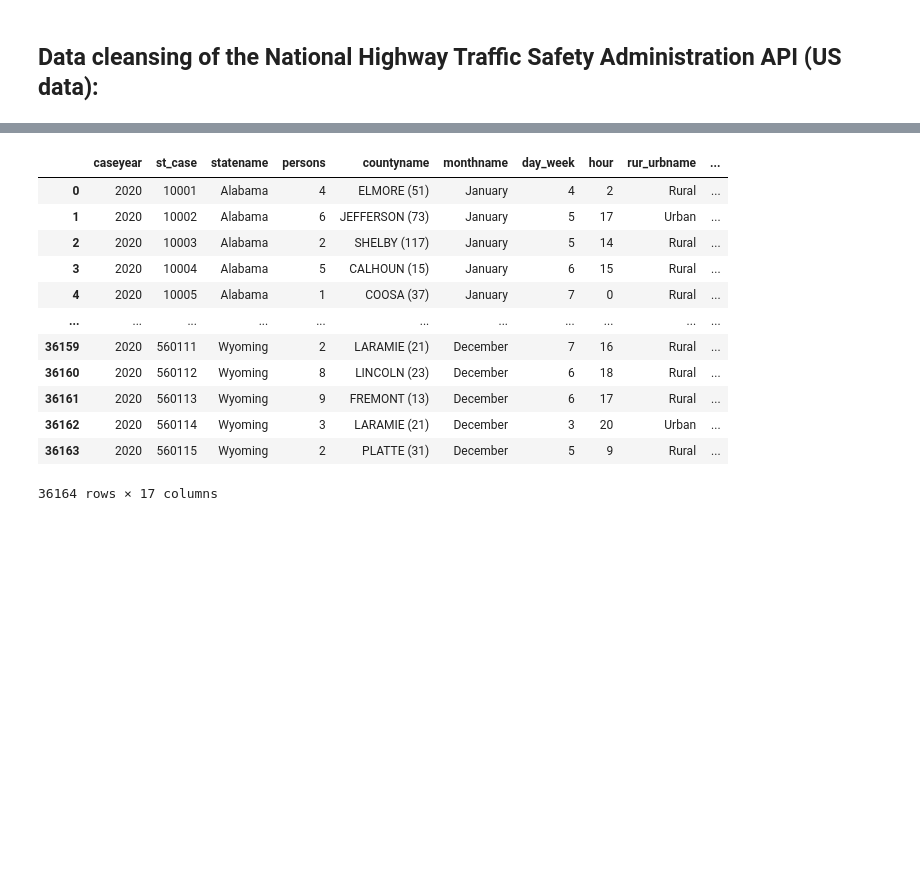
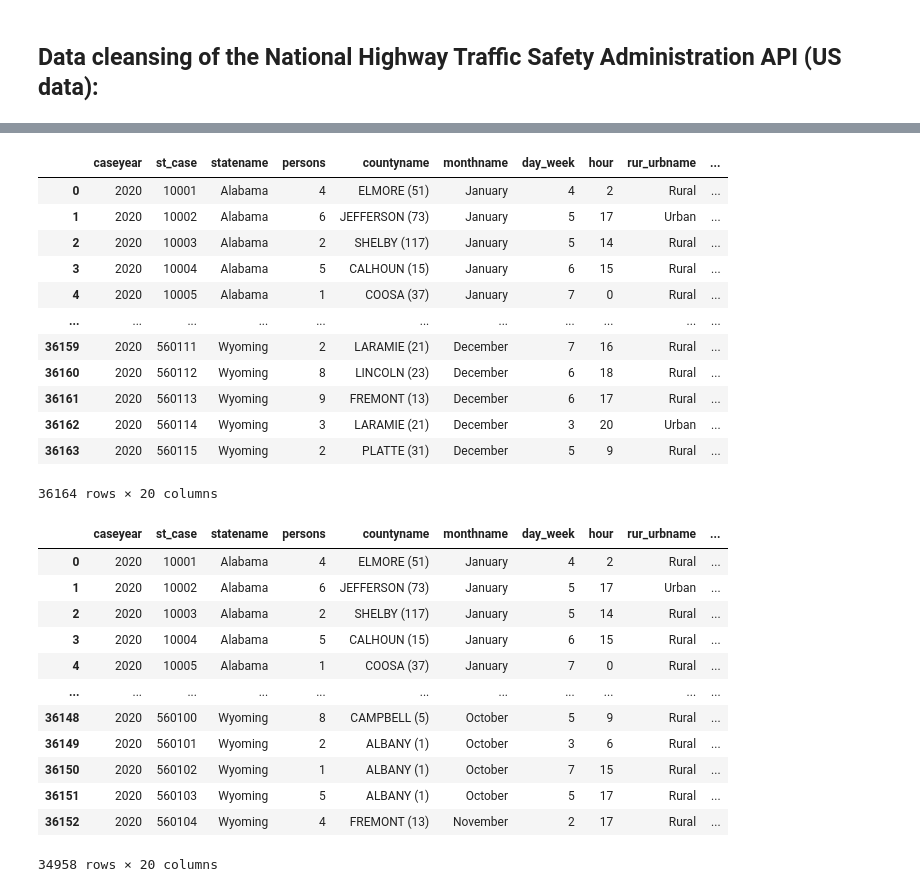
Before and after one commit to lishanisrikaran/project-1, a Jupyter notebook: road_fatalities - clean up process.ipynb, the cells around one changed output, grey strips where cells are left out. Cells and saved outputs as stored; diff of their text form; code cells hidden in the pictures; blank space fills up the shorter version.

```diff
--- a/road_fatalities - clean up process.ipynb
+++ b/road_fatalities - clean up process.ipynb
@@ -36,7 +36,7 @@ Accidents_2020
 # The output DataFrame has lots of redundant columns, the below create a new DataFrames with the columns of focus in this exploration stage.
 Cleaned_df = Accidents_2020[["caseyear", "st_case","statename","persons", "countyname", "monthname",
                                   "day_week", "hour", "rur_urbname", "routename", "latitude", "longitud",
-                                  "harm_evname","lgt_condname", "weathername", "fatals", "drunk_dr"]]
+                                  "harm_evname","lgt_condname", "weathername", "fatals", "drunk_dr", "age", "race", "vehicle_make"]]
 Cleaned_df
 # %% [output]
 |  | caseyear | st_case | statename | persons | countyname | monthname | day_week | hour | rur_urbname | ... |
@@ -51,7 +51,25 @@ Cleaned_df
 | 36161 | 2020 | 560113 | Wyoming | 9 | FREMONT (13) | December | 6 | 17 | Rural | ... |
 | 36162 | 2020 | 560114 | Wyoming | 3 | LARAMIE (21) | December | 3 | 20 | Urban | ... |
 | 36163 | 2020 | 560115 | Wyoming | 2 | PLATTE (31) | December | 5 | 9 | Rural | ... |
-36164 rows × 17 columns
+36164 rows × 20 columns
+# %%
+# Dropping NaN rows.
+Cleaned_df = Cleaned_df.dropna(how="any")
+Cleaned_df
+# %% [output]
+|  | caseyear | st_case | statename | persons | countyname | monthname | day_week | hour | rur_urbname | ... |
+| 0 | 2020 | 10001 | Alabama | 4 | ELMORE (51) | January | 4 | 2 | Rural | ... |
+| 1 | 2020 | 10002 | Alabama | 6 | JEFFERSON (73) | January | 5 | 17 | Urban | ... |
+| 2 | 2020 | 10003 | Alabama | 2 | SHELBY (117) | January | 5 | 14 | Rural | ... |
+| 3 | 2020 | 10004 | Alabama | 5 | CALHOUN (15) | January | 6 | 15 | Rural | ... |
+| 4 | 2020 | 10005 | Alabama | 1 | COOSA (37) | January | 7 | 0 | Rural | ... |
+| ... | ... | ... | ... | ... | ... | ... | ... | ... | ... | ... |
+| 36148 | 2020 | 560100 | Wyoming | 8 | CAMPBELL (5) | October | 5 | 9 | Rural | ... |
+| 36149 | 2020 | 560101 | Wyoming | 2 | ALBANY (1) | October | 3 | 6 | Rural | ... |
+| 36150 | 2020 | 560102 | Wyoming | 1 | ALBANY (1) | October | 7 | 15 | Rural | ... |
+| 36151 | 2020 | 560103 | Wyoming | 5 | ALBANY (1) | October | 5 | 17 | Rural | ... |
+| 36152 | 2020 | 560104 | Wyoming | 4 | FREMONT (13) | November | 2 | 17 | Rural | ... |
+34958 rows × 20 columns
 # %%
 # Checking the data types of the columns in the Cleaned_df.
 Cleaned_df.dtypes
```
Also changed, not shown: parts of 5 cells of this notebook, 6 other files.
